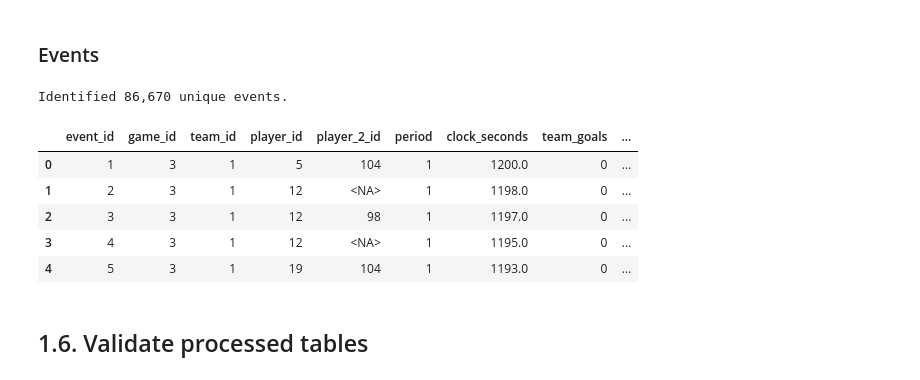
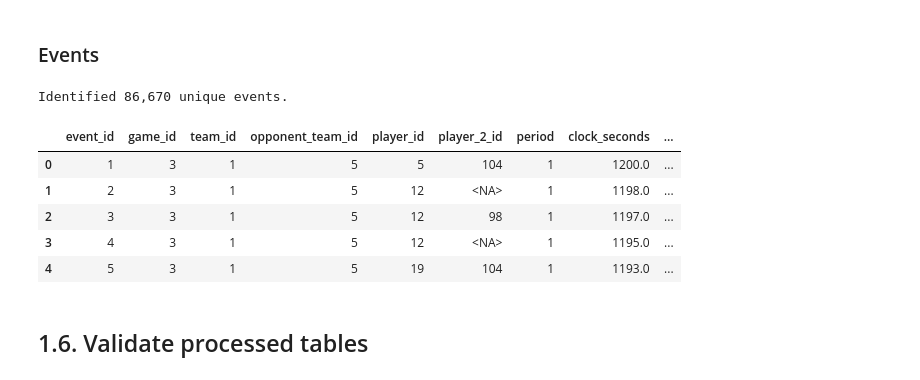
Before and after one commit to Fontaine44/hockey-pace-explorer, a Jupyter notebook: notebooks/01_event_processing.ipynb, the cells around one changed output. Saved outputs shown, nothing was run; the diff lists cells and outputs as text; code cells hidden in the pictures.

Commit message:
Data augmentation and event transition processing

```diff
--- a/notebooks/01_event_processing.ipynb
+++ b/notebooks/01_event_processing.ipynb
@@ -287,0 +290,23 @@ Inserted the confirmed Penalty Shot Goal at period 2, 2:35.
+# %%
+dump_mask = olympics_df["event"].eq("Dump In/Out")
+
+dump_outcomes = (
+    olympics_df.loc[dump_mask, "event_successful"]
+    .astype("string")
+    .str.strip()
+    .str.lower()
+    .map({
+        "t": "Retained",
+        "true": "Retained",
+        "f": "Lost",
+        "false": "Lost",
+    })
+)
+
+# Missing or unrecognized outcomes remain missing.
+olympics_df.loc[dump_mask, "detail_1"] = dump_outcomes
+
+display(
+    olympics_df.loc[dump_mask, "detail_1"]
+    .value_counts(dropna=False)
+)
@@ -846,6 +876,12 @@ for name_column, id_column in [
         how="left",
         validate="many_to_one",
     )
+
+# Identify the other participant from the event team's perspective.
+events_table_df["opponent_team_id"] = events_table_df["away_team_id"].where(
+    events_table_df["team_id"].eq(events_table_df["home_team_id"]),
+    events_table_df["home_team_id"],
+)
 
 # Link games.
 events_table_df = events_table_df.merge(
@@ -913,7 +949,7 @@ events_table_df = events_table_df.merge(
 )
 
 # Validate required links.
-if events_table_df[["game_id", "team_id"]].isna().any().any():
+if events_table_df[["game_id", "team_id", "opponent_team_id"]].isna().any().any():
     raise ValueError("Some events could not be linked to a game or team.")
 
 missing_primary = (
@@ -923,41 +959,41 @@ missing_primary = (
 if missing_primary.any():
     raise ValueError("Some primary players could not be linked.")
 
 # Select the final EDA schema.
 event_columns = [
-    "event_id", "game_id", "team_id", "player_id", "player_2_id",
+    "event_id", "game_id", "team_id", "opponent_team_id", "player_id", "player_2_id",
     "period", "clock_seconds",
     "team_goals", "opponent_goals",
     "team_skaters", "opponent_skaters",
     "event", "x", "y",
     "detail_1", "detail_2", "detail_3", "detail_4",
     "is_home", "source_dataset",
 ]
 
 events_table_df = (
     events_table_df[event_columns]
     .sort_values("event_id")
     .reset_index(drop=True)
 )
 
 id_columns = [
-    "event_id", "game_id", "team_id", "player_id", "player_2_id",
+    "event_id", "game_id", "team_id", "opponent_team_id", "player_id", "player_2_id",
 ]
 events_table_df[id_columns] = events_table_df[id_columns].astype("Int64")
 
 assert len(events_table_df) == len(events_df)
 assert events_table_df["event_id"].is_unique
 
 print(f"Identified {len(events_table_df):,} unique events.")
 display(events_table_df.head())
 # %% [output]
 Identified 86,670 unique events.
-|  | event_id | game_id | team_id | player_id | player_2_id | period | clock_seconds | team_goals | ... |
-| 0 | 1 | 3 | 1 | 5 | 104 | 1 | 1200.0 | 0 | ... |
-| 1 | 2 | 3 | 1 | 12 | <NA> | 1 | 1198.0 | 0 | ... |
-| 2 | 3 | 3 | 1 | 12 | 98 | 1 | 1197.0 | 0 | ... |
-| 3 | 4 | 3 | 1 | 12 | <NA> | 1 | 1195.0 | 0 | ... |
-| 4 | 5 | 3 | 1 | 19 | 104 | 1 | 1193.0 | 0 | ... |
+|  | event_id | game_id | team_id | opponent_team_id | player_id | player_2_id | period | clock_seconds | ... |
+| 0 | 1 | 3 | 1 | 5 | 5 | 104 | 1 | 1200.0 | ... |
+| 1 | 2 | 3 | 1 | 5 | 12 | <NA> | 1 | 1198.0 | ... |
+| 2 | 3 | 3 | 1 | 5 | 12 | 98 | 1 | 1197.0 | ... |
+| 3 | 4 | 3 | 1 | 5 | 12 | <NA> | 1 | 1195.0 | ... |
+| 4 | 5 | 3 | 1 | 5 | 19 | 104 | 1 | 1193.0 | ... |
 # %% [markdown]
 ## 1.6. Validate processed tables
 # %% [markdown]
```
Also changed, not shown: parts of 7 cells of this notebook, 6 other files.
